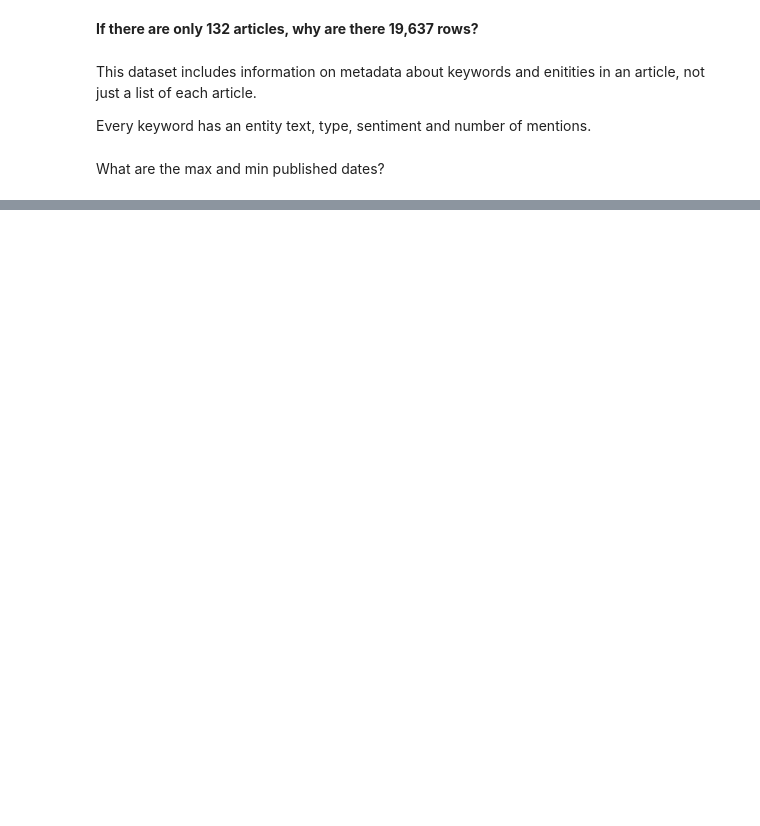
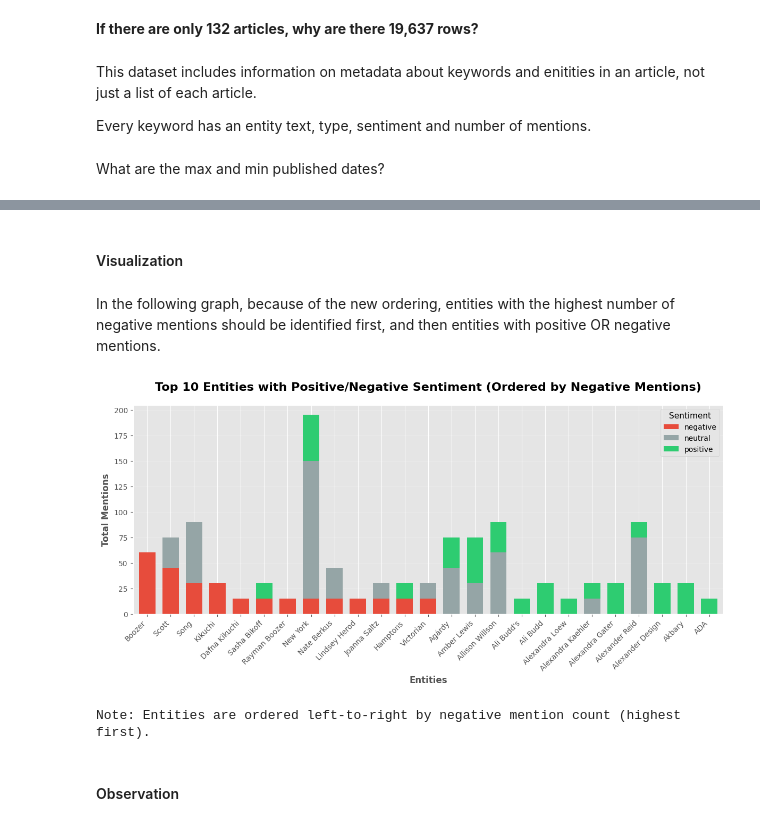
Before and after one commit to jsbwxyz/DSC500-TermProject, a Jupyter notebook: docs/DSC500/TermProject-Milestone-1.ipynb, the cells around one changed output, grey strips where cells are left out. Drawn from its saved outputs; the diff is of its cells as text; code cells hidden in the pictures; blank space fills up the shorter version.

```diff
--- a/docs/DSC500/TermProject-Milestone-1.ipynb
+++ b/docs/DSC500/TermProject-Milestone-1.ipynb
@@ -192,0 +391,6 @@ Total months covered: 12
+# %%
+# Get negative mention counts for these entities
+negative_mentions = df[
+    (df['ENTITY_TEXT'].isin(entities_with_sentiment)) &
+    (df['SENTIMENT'] == 'negative')
+].groupby('ENTITY_TEXT')['MENTIONS'].sum()
@@ -192,0 +449,14 @@ Total months covered: 12
+# %%
+# Pivot the data so sentiments become columns (same logic as first viz)
+pivot_entity_negative = entity_sentiment_top_negative.pivot(index='ENTITY_TEXT',
+                                                             columns='SENTIMENT',
+                                                             values='MENTIONS').fillna(0)
+
+# Reorder columns to control the stack order
+pivot_entity_negative = pivot_entity_negative.reindex(columns=sentiment_order, fill_value=0)
+
+# Sort by NEGATIVE mentions (descending) - key difference from first visualization
+pivot_entity_negative = pivot_entity_negative.sort_values('negative', ascending=False)
+
+print("Pivoted entity data (ordered by negative sentiment):")
+pivot_entity_negative
@@ -192,0 +483,35 @@ Total months covered: 12
+# %% [markdown]
+#### Visualization
+# %% [markdown]
+In the following graph, because of the new ordering, entities with the highest number of negative mentions should be identified first, and then entities with positive OR negative mentions.
+# %%
+# create stacked bar chart (same visualization logic as first chart)
+fig, ax = plt.subplots(figsize=(12, 6))
+
+pivot_entity_negative.plot(kind='bar',
+                            stacked=True,
+                            ax=ax,
+                            color=[colors[col] for col in pivot_entity_negative.columns],
+                            width=0.7)
+
+# Customize the chart
+ax.set_title('Top 10 Entities with Positive/Negative Sentiment (Ordered by Negative Mentions)',
+             fontsize=16, fontweight='bold', pad=20)
+ax.set_xlabel('Entities', fontsize=12, fontweight='bold')
+ax.set_ylabel('Total Mentions', fontsize=12, fontweight='bold')
+ax.legend(title='Sentiment', title_fontsize=11, fontsize=10)
+ax.set_xticklabels(pivot_entity_negative.index, rotation=45, ha='right')
+
+# Add grid for better readability
+ax.yaxis.grid(True, alpha=0.3)
+ax.set_axisbelow(True)
+
+plt.tight_layout()
+plt.show()
+
+print("\nNote: Entities are ordered left-to-right by negative mention count (highest first).")
+# %% [output]
+[figure, added]
+Note: Entities are ordered left-to-right by negative mention count (highest first).
+# %% [markdown]
+#### Observation
```
Also changed, not shown: parts of 59 cells of this notebook.
